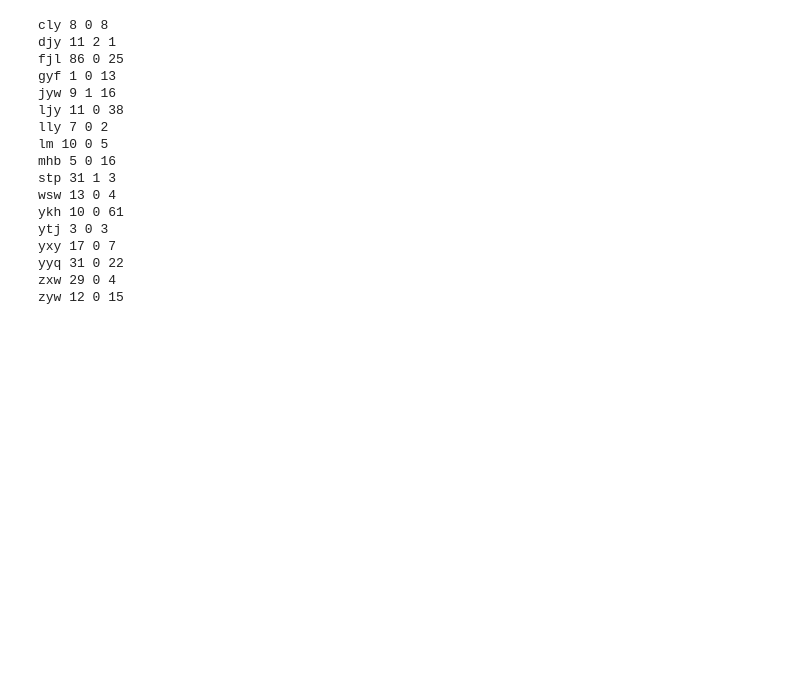
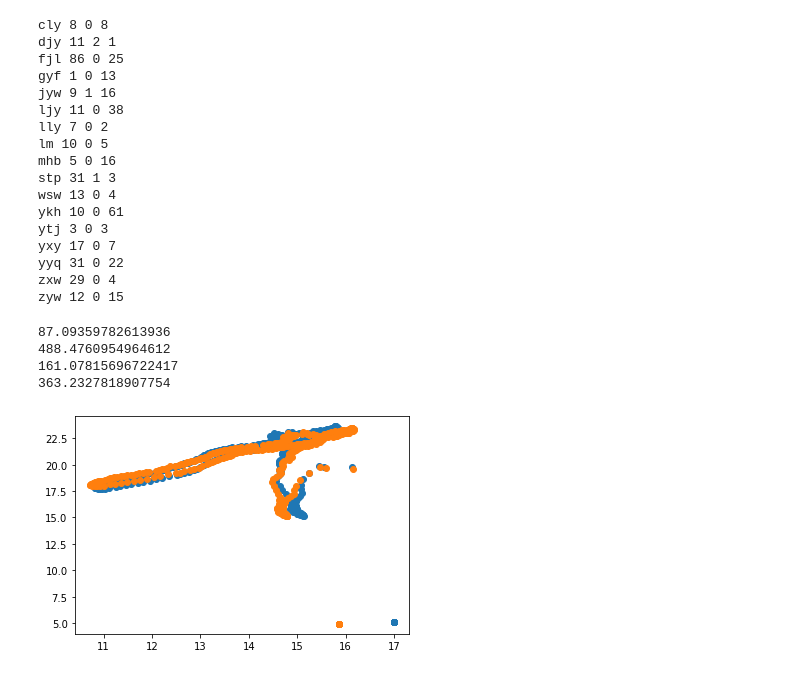
Before and after one commit to Derican/FingertipGesture, a Jupyter notebook: temp.ipynb, the cells around one changed output. Cells and saved outputs as stored; diff of their text form; code cells hidden in the pictures; blank space fills up the shorter version.

```diff
--- a/temp.ipynb
+++ b/temp.ipynb
@@ -523,0 +576,76 @@ zyw 12 0 15
+# %%
+print(np.average(pressure[np.arange(
+    0, len(pressure),
+    4)][np.where(~np.isnan(pressure[np.arange(0, len(pressure), 4)]))]))
+print(np.average(pressure[np.arange(
+    1, len(pressure),
+    4)][np.where(~np.isnan(pressure[np.arange(1, len(pressure), 4)]))]))
+print(np.average(pressure[np.arange(
+    2, len(pressure),
+    4)][np.where(~np.isnan(pressure[np.arange(2, len(pressure), 4)]))]))
+print(np.average(pressure[np.arange(
+    3, len(pressure),
+    4)][np.where(~np.isnan(pressure[np.arange(3, len(pressure), 4)]))]))
+# %% [output]
+87.09359782613936
+488.4760954964612
+161.07815696722417
+363.2327818907754
+# %%
+from constants import *
+
+person = 'cly'
+t_l = 'a'
+rep = 0
+
+offset_dict = json.load(open('offset.json', 'r'))
+offset = offset_dict['cly']
+path_name = os.path.join(STUDY2_DIR, person + '1',
+                            t_l + '_' + str(rep) + '.npy')
+personal = False
+if not os.path.exists(path_name):
+    path_name = os.path.join(STUDY2_DIR, person,
+                                t_l + '_' + str(rep) + '.npy')
+    personal = True
+path = np.load(path_name)
+
+points_x = []
+points_y = []
+depths = []
+threshold = 0
+
+for frame in path:
+    sum_force = 0
+    x_average = 0
+    y_average = 0
+    for y_coordinate in range(len(frame)):
+        for x_coordinate in range(len(frame[y_coordinate])):
+            sum_force += frame[y_coordinate][x_coordinate]
+    if sum_force > threshold:
+        for y_coordinate in range(len(frame)):
+            for x_coordinate in range(len(
+                    frame[y_coordinate])):
+                rate = frame[y_coordinate][
+                    x_coordinate] / sum_force
+                x_average += rate * x_coordinate
+                y_average += rate * y_coordinate
+        points_x.append(x_average)
+        points_y.append(35 - y_average)
+        depths.append(sum_force)
+plt.scatter(points_x,points_y)
+cx = np.average(points_x)
+cy = np.average(points_y)
+if personal:
+    x = []
+    y = []
+    for ii in range(len(points_x)):
+        xx = points_x[ii]
+        yy = points_y[ii]
+        r = np.linalg.norm((xx - cx, yy - cy))
+        theta = np.arctan2(yy - cy, xx - cx)
+        theta = theta + offset
+        x.append(cx + r * np.cos(theta))
+        y.append(cy + r * np.sin(theta))
+    plt.scatter(x, y)
+# %% [output]
+[figure, added]
```
Also changed, not shown: parts of 2 cells of this notebook, 10 other files.
